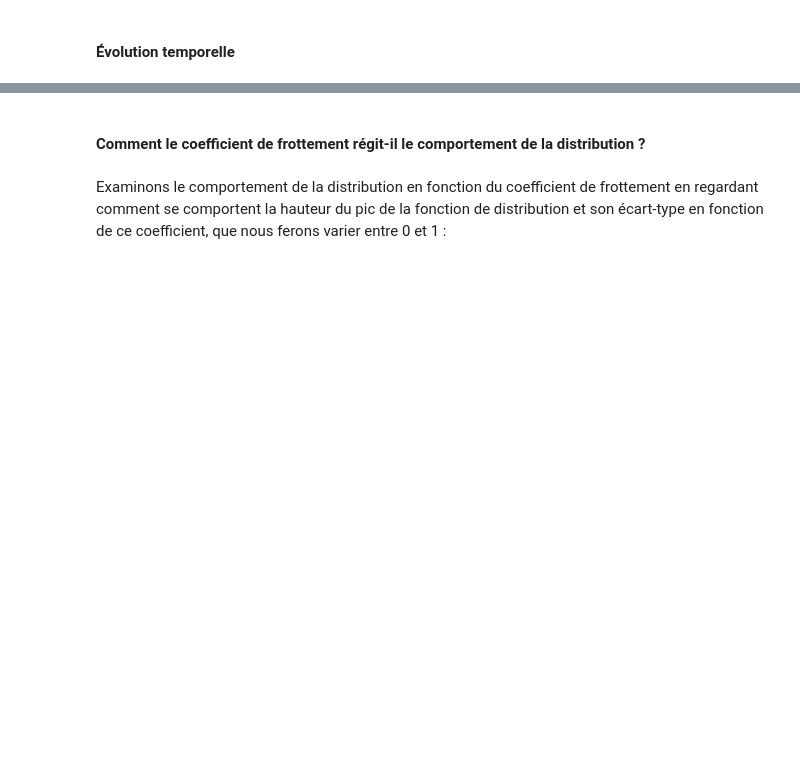
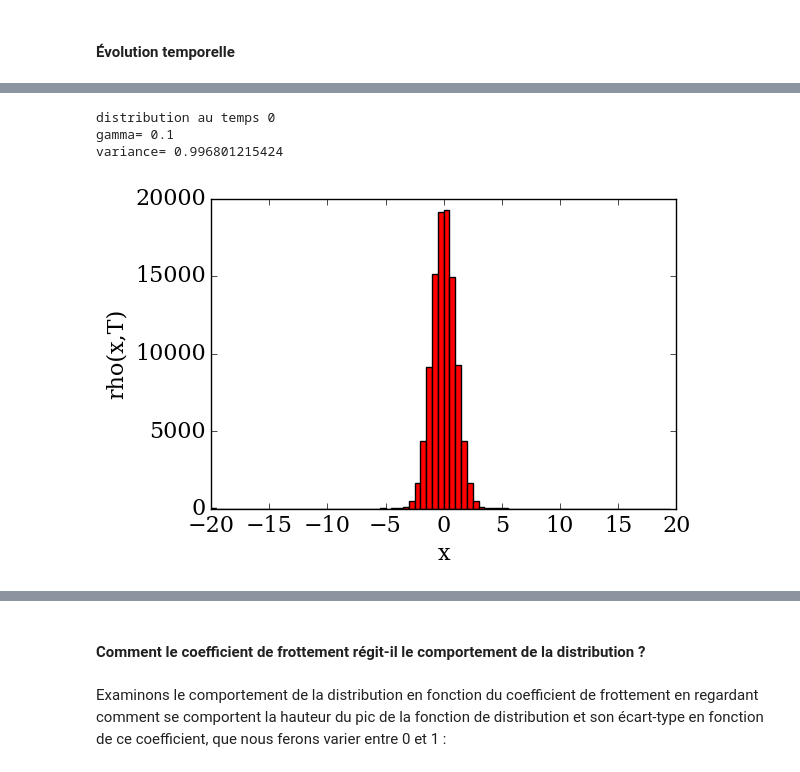
Before and after one commit to be-rays/Module6_MonteCarlo, a Jupyter notebook: Monte-Carlo.ipynb, the cells around one changed output, grey strips where cells are left out. Saved outputs shown, nothing was run; the diff lists cells and outputs as text; code cells hidden in the pictures; blank space fills up the shorter version.

```diff
--- a/Monte-Carlo.ipynb
+++ b/Monte-Carlo.ipynb
@@ -504,0 +410,7 @@ L'état stationnaire est une gaussienne indépendante de t. On voit que pour $\g
+# %%
+graph_dist(0,0.1)
+# %% [output]
+distribution au temps 0
+gamma= 0.1
+variance= 0.996801215424
+[figure, added]
```
Also changed, not shown: parts of 69 cells of this notebook.
